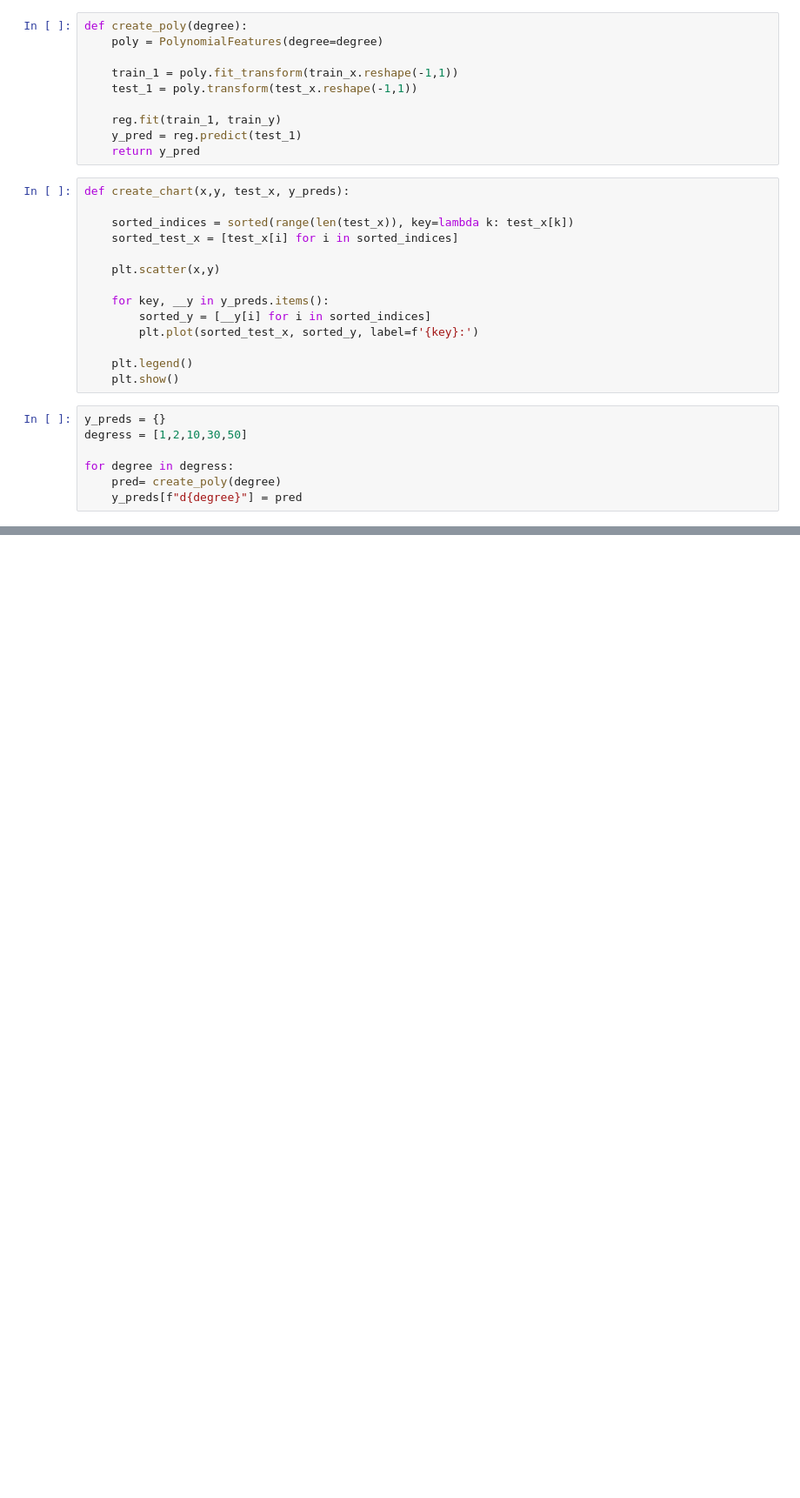
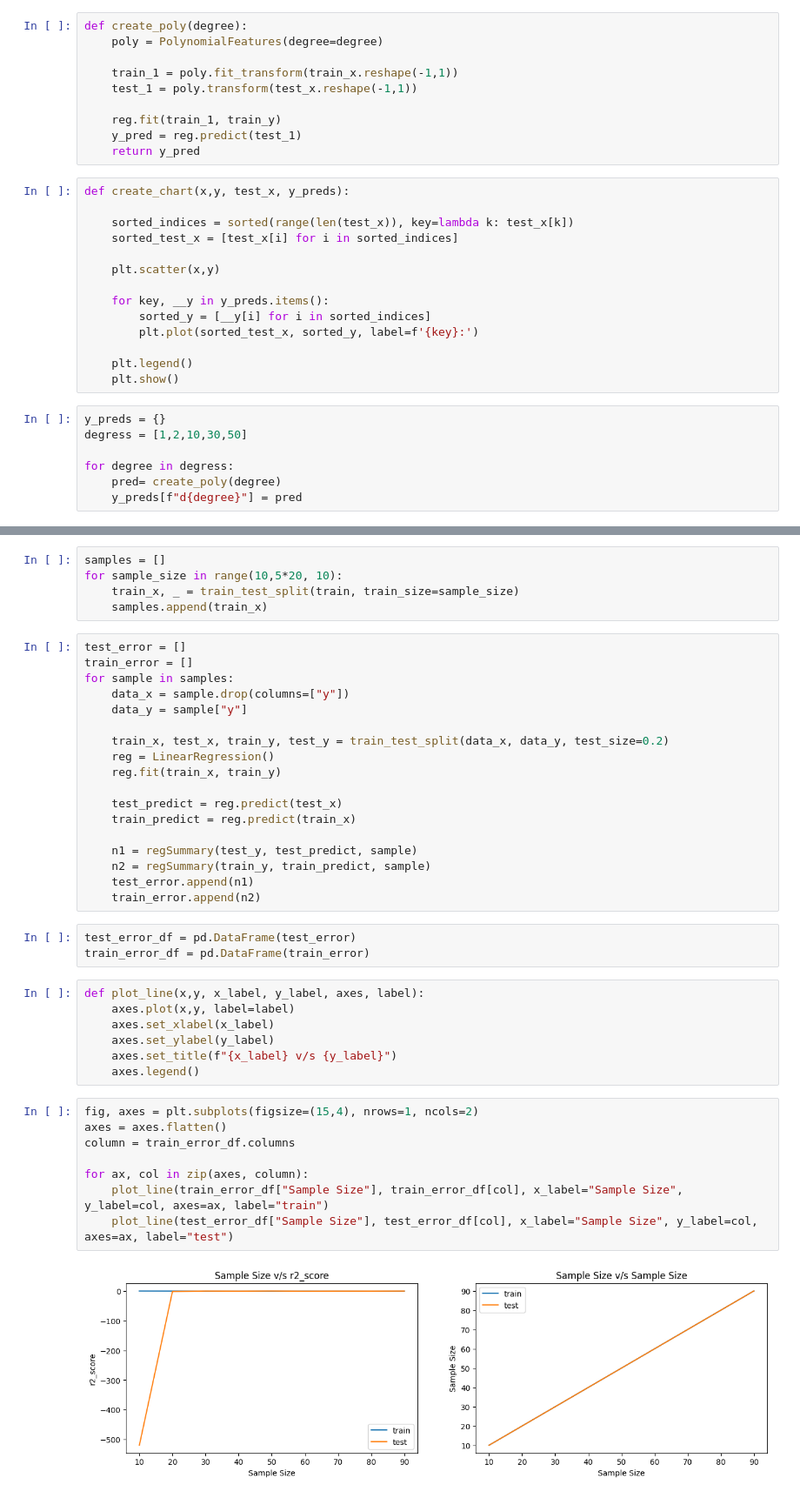
Before and after one commit to abhisunny2610/Data-Science, a Jupyter notebook: Machine Learning/Polynomial_practice.ipynb, the cells around one changed output, grey strips where cells are left out. Shown at 87% size. Drawn from its saved outputs; the diff is of its cells as text; blank space fills up the shorter version.

```diff
--- a/Machine Learning/Polynomial_practice.ipynb
+++ b/Machine Learning/Polynomial_practice.ipynb
@@ -128,0 +188,43 @@ create_chart(x,y,test_x, y_preds)
+# %%
+samples = []
+for sample_size in range(10,5*20, 10):
+    train_x, _ = train_test_split(train, train_size=sample_size)
+    samples.append(train_x)
+# %%
+test_error = []
+train_error = []
+for sample in samples:
+    data_x = sample.drop(columns=["y"])
+    data_y = sample["y"]
+
+    train_x, test_x, train_y, test_y = train_test_split(data_x, data_y, test_size=0.2)
+    reg = LinearRegression()
+    reg.fit(train_x, train_y)
+
+    test_predict = reg.predict(test_x)
+    train_predict = reg.predict(train_x)
+
+    n1 = regSummary(test_y, test_predict, sample)
+    n2 = regSummary(train_y, train_predict, sample)
+    test_error.append(n1)
+    train_error.append(n2)
+# %%
+test_error_df = pd.DataFrame(test_error)
+train_error_df = pd.DataFrame(train_error)
+# %%
+def plot_line(x,y, x_label, y_label, axes, label):
+    axes.plot(x,y, label=label)
+    axes.set_xlabel(x_label)
+    axes.set_ylabel(y_label)
+    axes.set_title(f"{x_label} v/s {y_label}")
+    axes.legend()
+# %%
+fig, axes = plt.subplots(figsize=(15,4), nrows=1, ncols=2)
+axes = axes.flatten()
+column = train_error_df.columns
+
+for ax, col in zip(axes, column):
+    plot_line(train_error_df["Sample Size"], train_error_df[col], x_label="Sample Size", y_label=col, axes=ax, label="train")
+    plot_line(test_error_df["Sample Size"], test_error_df[col], x_label="Sample Size", y_label=col, axes=ax, label="test")
+# %% [output]
+[figure, added]
```
Also changed, not shown: parts of 10 cells of this notebook.
